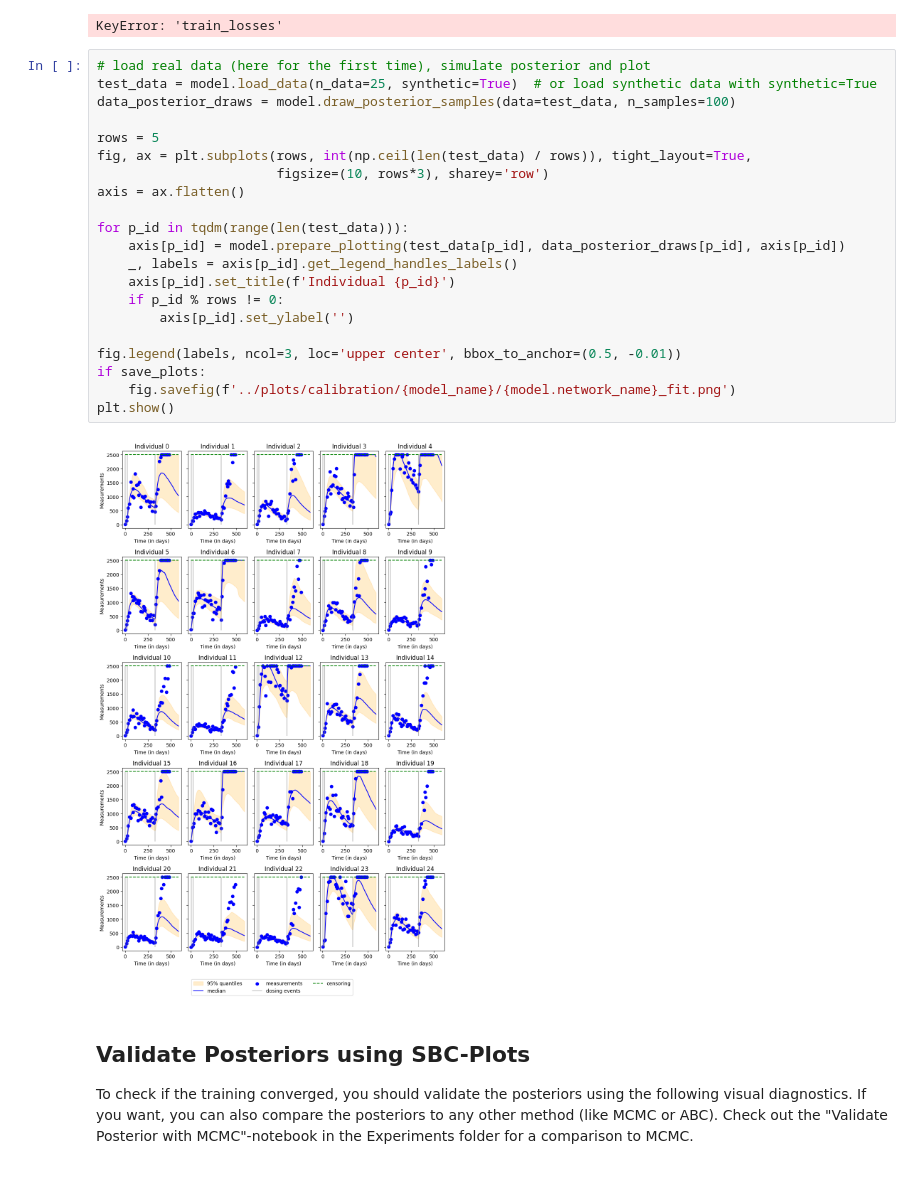
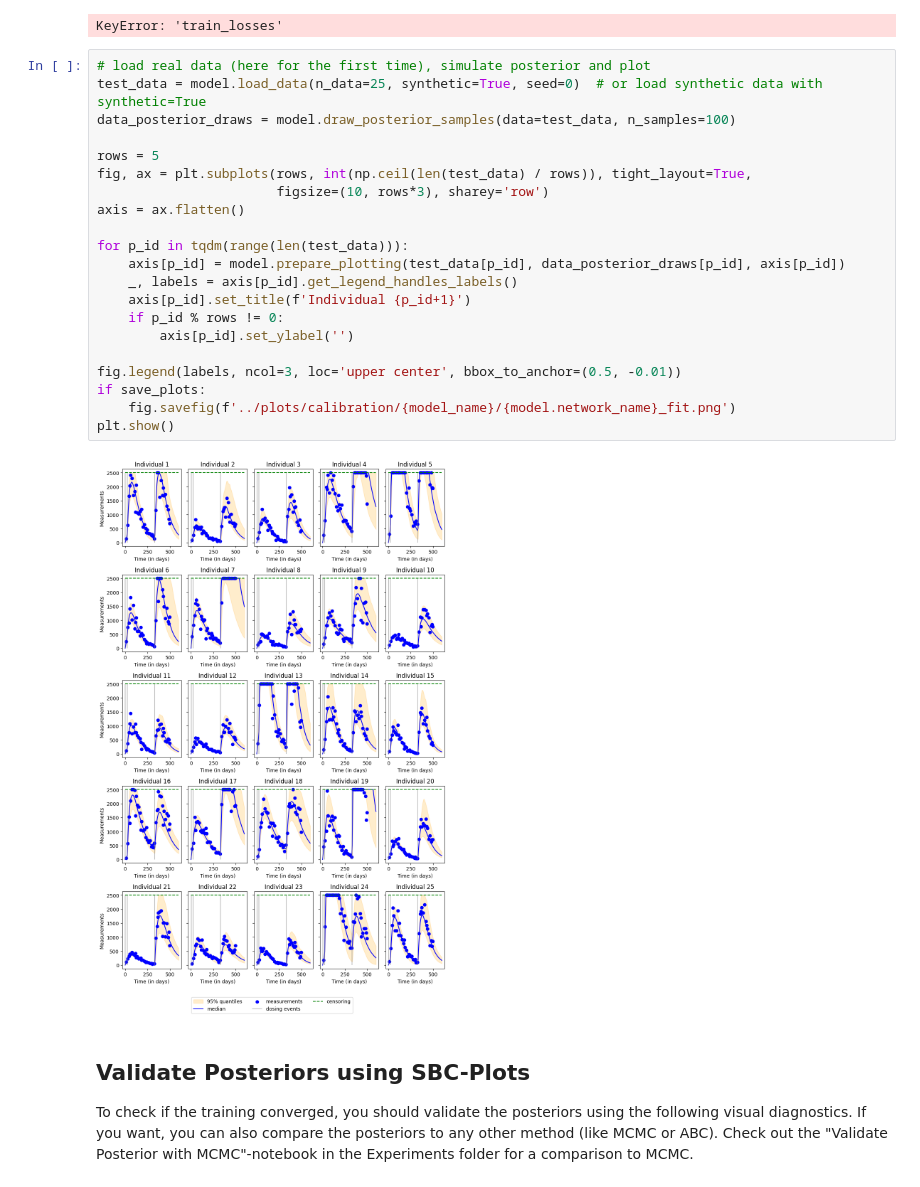
Before and after one commit to arrjon/Amortized-NLME-Models, a Jupyter notebook: Examples/Amortized NLME Simulation & Training.ipynb, the cells around one changed output. Cells and saved outputs as stored; diff of their text form.

```diff
--- a/Examples/Amortized NLME Simulation & Training.ipynb
+++ b/Examples/Amortized NLME Simulation & Training.ipynb
@@ -222,27 +222,27 @@ if save_plots:
 KeyError: 'train_losses'
 # %%
 # load real data (here for the first time), simulate posterior and plot
-test_data = model.load_data(n_data=25, synthetic=True)  # or load synthetic data with synthetic=True
+test_data = model.load_data(n_data=25, synthetic=True, seed=0)  # or load synthetic data with synthetic=True
 data_posterior_draws = model.draw_posterior_samples(data=test_data, n_samples=100)
 
 rows = 5
 fig, ax = plt.subplots(rows, int(np.ceil(len(test_data) / rows)), tight_layout=True,
                        figsize=(10, rows*3), sharey='row')
 axis = ax.flatten()
 
 for p_id in tqdm(range(len(test_data))):
     axis[p_id] = model.prepare_plotting(test_data[p_id], data_posterior_draws[p_id], axis[p_id])
     _, labels = axis[p_id].get_legend_handles_labels()
-    axis[p_id].set_title(f'Individual {p_id}')
+    axis[p_id].set_title(f'Individual {p_id+1}')
     if p_id % rows != 0:
         axis[p_id].set_ylabel('')
 
 fig.legend(labels, ncol=3, loc='upper center', bbox_to_anchor=(0.5, -0.01))
 if save_plots:
     fig.savefig(f'../plots/calibration/{model_name}/{model.network_name}_fit.png')
 plt.show()
 # %% [output]
-[figure, old version]
+[figure, new version]
 # %% [markdown]
 ## Validate Posteriors using SBC-Plots
 
```
Also changed, not shown: parts of 3 cells of this notebook, 1 other file.
